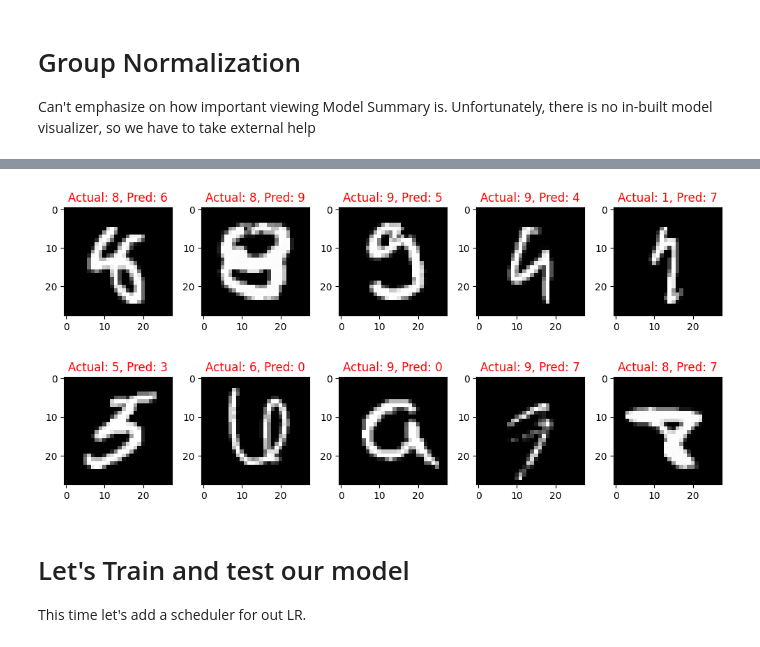
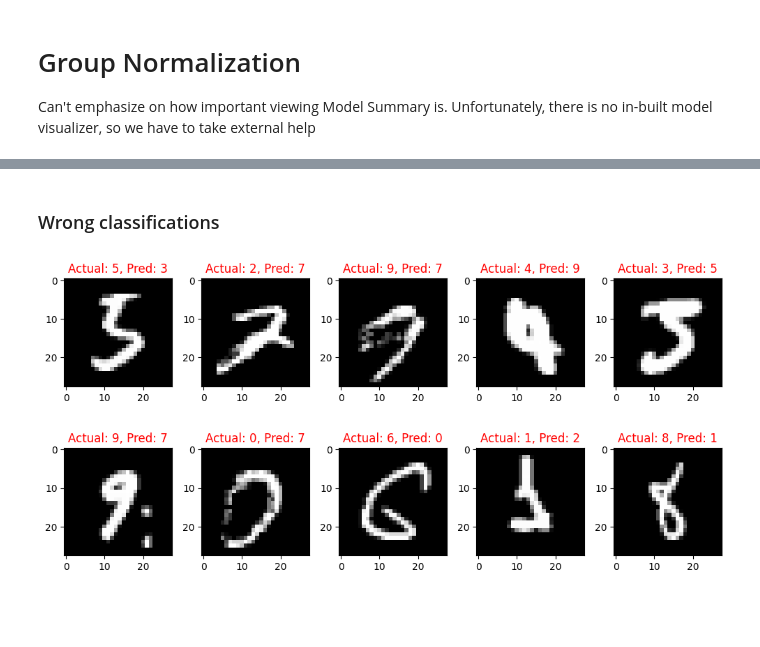
Before and after one commit to tsai-praveen/tsai-assignments, a Jupyter notebook: S5/S5_Assignment.ipynb, the cells around one changed output, grey strips where cells are left out. Cells and saved outputs as stored; diff of their text form; code cells hidden in the pictures; blank space fills up the shorter version.

Commit message:
final for s5, issues with losses

```diff
--- a/S5/S5_Assignment.ipynb
+++ b/S5/S5_Assignment.ipynb
@@ -45,6 +43,7 @@ SEED = 1
 # CUDA?
 cuda = torch.cuda.is_available()
 print("CUDA Available?", cuda)
+device = "cuda" if torch.cuda.is_available() else "cpu"
 
 # For reproducibility
 torch.manual_seed(SEED)
@@ -56,10 +55,10 @@ if cuda:
 dataloader_args = dict(shuffle=True, batch_size=128, num_workers=4, pin_memory=True) if cuda else dict(shuffle=True, batch_size=64)
 
 # train dataloader
-train_loader = torch.utils.data.DataLoader(train, **dataloader_args)
+train_loader = torch.utils.data.DataLoader(train_data, **dataloader_args)
 
 # test dataloader
-test_loader = torch.utils.data.DataLoader(test, **dataloader_args)
+test_loader = torch.utils.data.DataLoader(test_data, **dataloader_args)
 # %% [output]
 CUDA Available? True
 # %% [markdown]
@@ -211,0 +75,7 @@ class Net(nn.Module):
+# %%
+# Keep this separate
+
+train_losses = {x.value:[] for x in NormType}
+test_losses = {x.value:[] for x in NormType}
+train_acc = {x.value:[] for x in NormType}
+test_acc = {x.value:[] for x in NormType}
@@ -214,9 +182,11 @@ class Net(nn.Module):
 Can't emphasize on how important viewing Model Summary is.
 Unfortunately, there is no in-built model visualizer, so we have to take external help
 # %%
-use_cuda = torch.cuda.is_available()
-device = torch.device("cuda" if use_cuda else "cpu")
-print(device)
-model = Net(norm_type=NormType.GROUPNORM).to(device)
+# use_cuda = torch.cuda.is_available()
+# device = torch.device("cuda" if use_cuda else "cpu")
+# print(device)
+
+curr_normtype = NormType.GROUPNORM
+model = Net(norm_type=curr_normtype).to(device)
 print(summary(model, input_size=(1, 1, 28, 28)))
 # %% [output]
@@ -314,8 +216,8 @@ scheduler = StepLR(optimizer, step_size=1, gamma=0.1)
 EPOCHS = 20
 for epoch in range(EPOCHS):
     print("EPOCH:", epoch+1)
-    train(model, device, train_loader, optimizer, epoch)
-    # scheduler.step()
-    test(model, device, test_loader)
+    train(model, device, train_loader, optimizer, epoch, curr_normtype)
+    scheduler.step()
+    test(model, device, test_loader, curr_normtype)
 # %% [output]
 EPOCH: 1
@@ -388,8 +258,6 @@ def plot_misclassified_images(model, test_loader):
+# %% [markdown]
+### Wrong classifications
 # %%
-plot_misclassified_images(model, test_loader)
+wrong_classifications(model, test_loader)
 # %% [output]
-[figure, old version]
+[figure, new version]
-# %% [markdown]
-# Let's Train and test our model
-
-This time let's add a scheduler for out LR.
```
Also changed, not shown: parts of 27 cells of this notebook, 1 other file.
